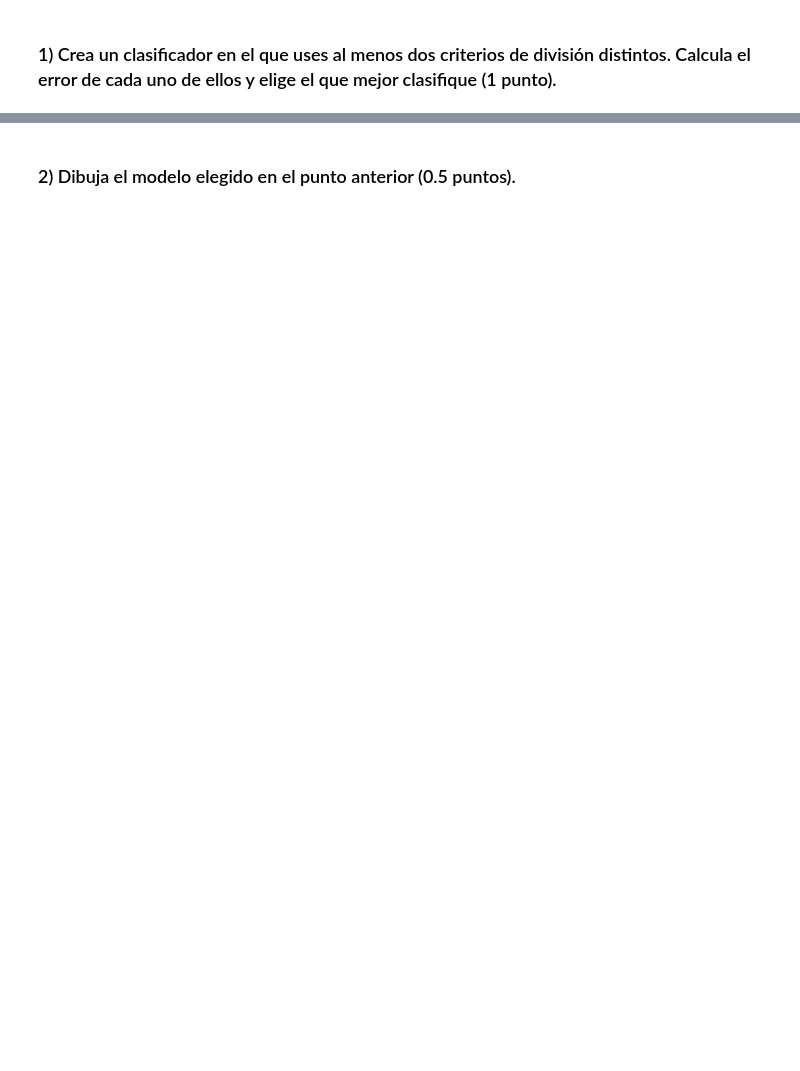
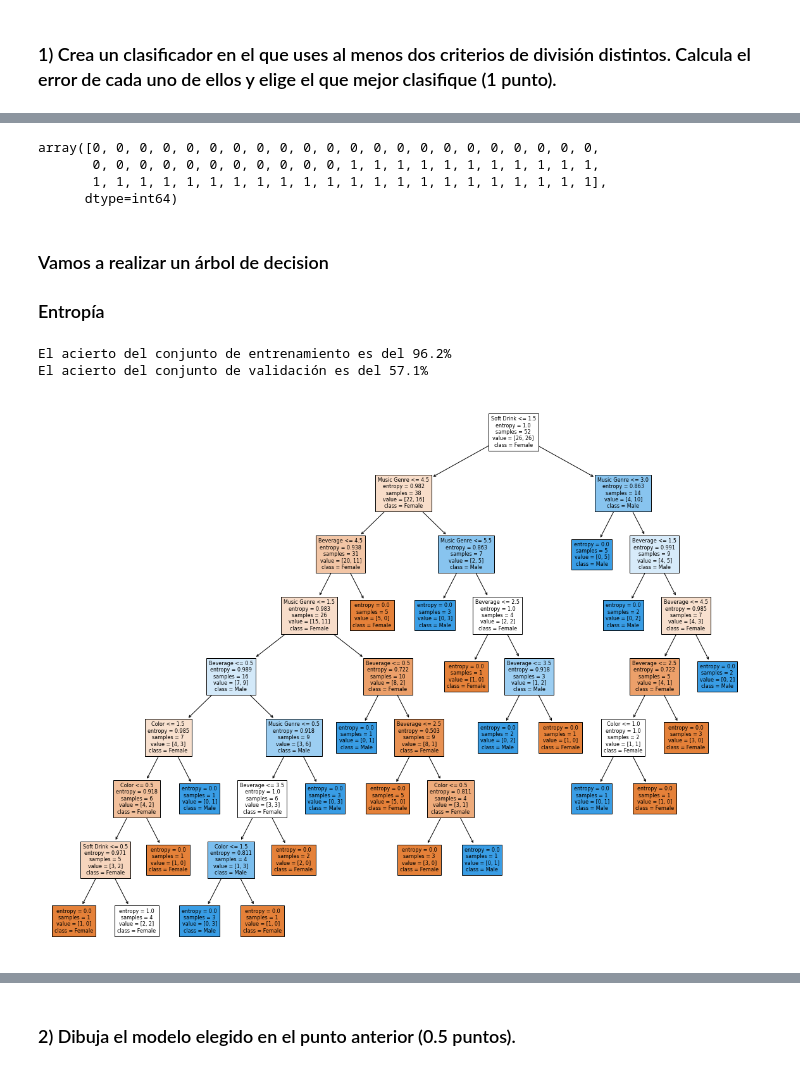
Before and after one commit to Jotivirix/Datamining_UFV, a Jupyter notebook: Lab3/entregable2/LAB03_GRUPO01_ENTR02.ipynb, the cells around one changed output, grey strips where cells are left out. Cells and saved outputs as stored; diff of their text form; code cells hidden in the pictures; blank space fills up the shorter version.

```diff
--- a/Lab3/entregable2/LAB03_GRUPO01_ENTR02.ipynb
+++ b/Lab3/entregable2/LAB03_GRUPO01_ENTR02.ipynb
@@ -339,4 +91,0 @@ Nuestra regla de momento queda del modo:
-# %%
-dataset = dataset[(dataset['Favorite Color'] == 'Cool') & (dataset['Favorite Music Genre'] == 'Pop')]
-dataset = dataset.reset_index(drop=True)
-dataset
@@ -481,0 +94,21 @@ Nuestra regla es:
+# %%
+# Creamos un nuevo dataframe para los datos numéricos.
+datasetNormalizado = pd.DataFrame()
+
+# Iteramos sobre las columnas del dataframe con los datos categóricos.
+for columna in dataset.columns:
+    # Introducimos la columna con los datos pasados a numéricos. Esto es necesario pues la librería de sklearn solo
+    # trabaja con valores numéricos.
+    datasetNormalizado[columna] = pd.factorize(dataset[columna])[0]
+
+# Creamos el array con la clase de cada registro.
+prediccion = datasetNormalizado["Gender"].values
+
+# Eliminamos la columna "Gender" que no la necesitamos más en el dataframe, ya que se trata del Target.
+del datasetNormalizado["Gender"]
+
+#Extraemos del dataset el nombre de cada característica.
+columnas = datasetNormalizado.columns
+
+# Mostramos el nuevo dataframe.
+datasetNormalizado.head()
@@ -481,0 +122,36 @@ Nuestra regla es:
+# %%
+prediccion
+# %% [output]
+array([0, 0, 0, 0, 0, 0, 0, 0, 0, 0, 0, 0, 0, 0, 0, 0, 0, 0, 0, 0, 0, 0,
+       0, 0, 0, 0, 0, 0, 0, 0, 0, 0, 0, 1, 1, 1, 1, 1, 1, 1, 1, 1, 1, 1,
+       1, 1, 1, 1, 1, 1, 1, 1, 1, 1, 1, 1, 1, 1, 1, 1, 1, 1, 1, 1, 1, 1],
+      dtype=int64)
+# %%
+x_train, x_test, y_train, y_test = train_test_split(datasetNormalizado, prediccion, stratify=prediccion, test_size=0.2)
+# %% [markdown]
+### Vamos a realizar un árbol de decision
+
+### Entropía
+# %%
+# Creamos el árbol.
+arbolEntropia = DecisionTreeClassifier(criterion='entropy')
+
+# Entrenamos el árbol.
+arbolEntropia.fit(x_train, y_train)
+
+print("El acierto del conjunto de entrenamiento es del "
+      + "\033[1m" + str(round(arbolEntropia.score(x_train, y_train) * 100, 1)) + "%" + "\033[0m".format())
+
+print("El acierto del conjunto de validación es del "
+      + "\033[1m" + str(round(arbolEntropia.score(x_test, y_test) * 100, 1)) + "%" + "\033[0m")
+# %% [output]
+El acierto del conjunto de entrenamiento es del 96.2%
+El acierto del conjunto de validación es del 57.1%
+# %%
+fig, ax = plt.subplots(figsize=(20,16))
+tree.plot_tree(arbolEntropia, feature_names = ['Color','Music Genre','Beverage','Soft Drink'],
+               class_names=['Female','Male'], filled=True, fontsize=8)
+plt.savefig('arbolEntropia.png')
+plt.show()
+# %% [output]
+[figure, added]
```
Also changed, not shown: parts of 67 cells of this notebook.
